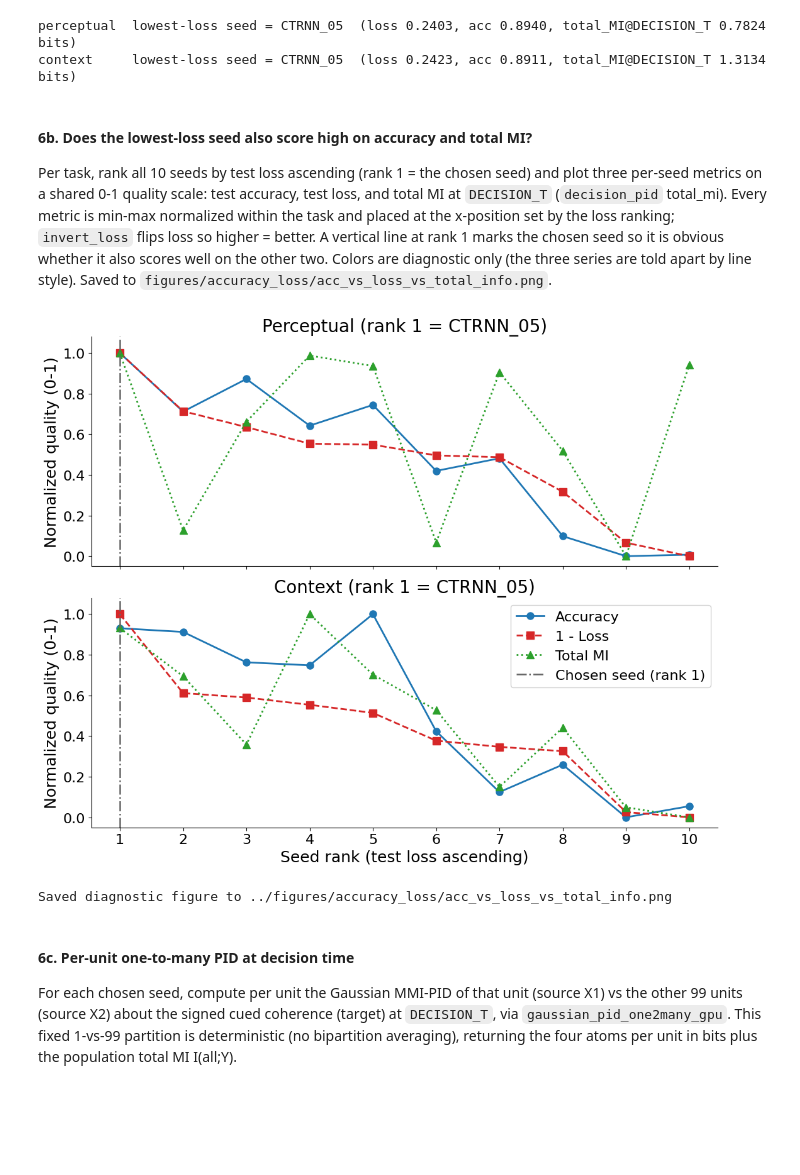
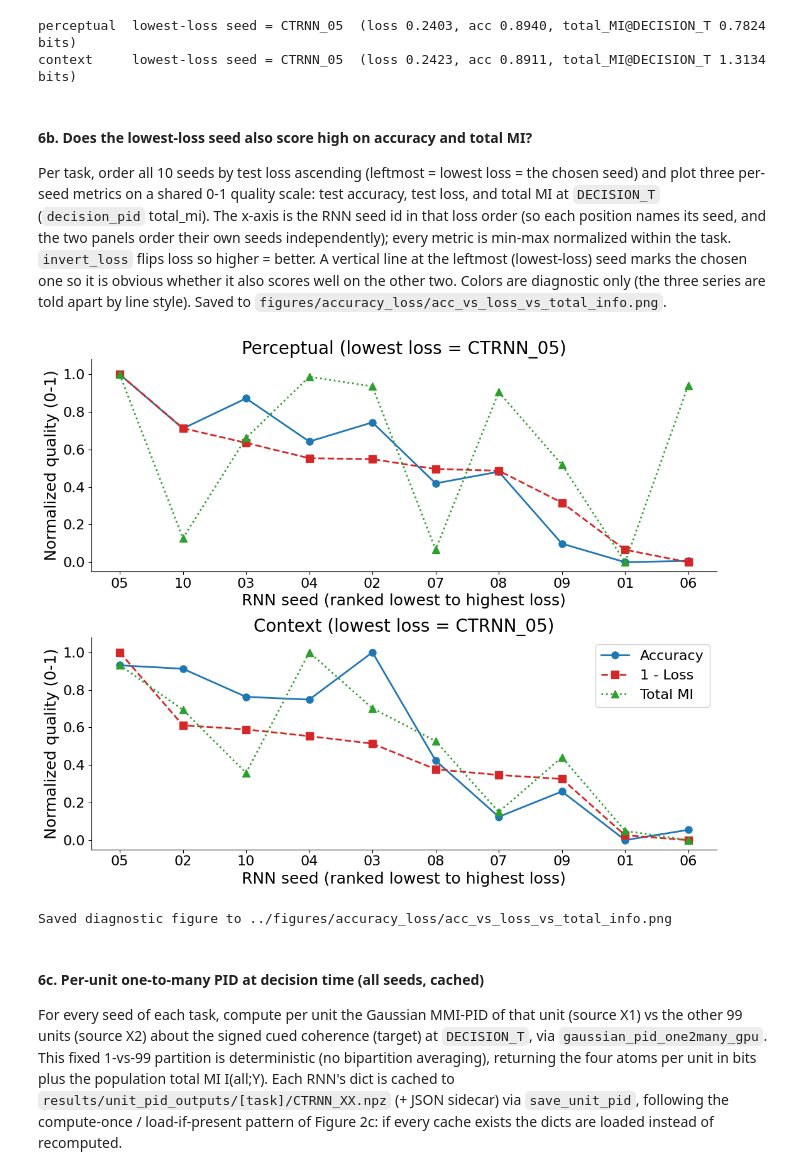
Before and after one commit to jgendra/NeuroAI-Project13, a Jupyter notebook: notebooks/06_Full_PID_analysis_pipeline.ipynb, the cells around one changed output. Drawn from its saved outputs; the diff is of its cells as text; code cells hidden in the pictures; blank space fills up the shorter version.

```diff
--- a/notebooks/06_Full_PID_analysis_pipeline.ipynb
+++ b/notebooks/06_Full_PID_analysis_pipeline.ipynb
@@ -121,6 +121,9 @@ RES_COH_DIR     = "../results/stimulus_coherences"   # PID target: signed cued/a
 
 # --- output directories ---
 PID_OUT_DIR = "../results/pid_outputs"               # cached PID arrays
+UNIT_PID_OUT_DIR = "../results/unit_pid_outputs"     # Per-unit one-to-many PID (one subdir per task)
+for task in TASKS:
+    os.makedirs(f"{UNIT_PID_OUT_DIR}/{task}", exist_ok=True)
 STATS_OUT_DIR = "../figures"                         # CSV of all statistical tests
 FIG_UNIT_PID_DIR = "../figures/pid_one_to_many"      # Figure 6 one-to-many heatmap
 os.makedirs(FIG_UNIT_PID_DIR, exist_ok=True)
@@ -1176,72 +1180,77 @@ perceptual  lowest-loss seed = CTRNN_05  (loss 0.2403, acc 0.8940, total_MI@DECI
 context     lowest-loss seed = CTRNN_05  (loss 0.2423, acc 0.8911, total_MI@DECISION_T 1.3134 bits)
 # %% [markdown]
 #### 6b. Does the lowest-loss seed also score high on accuracy and total MI?
-Per task, rank all 10 seeds by test loss ascending (rank 1 = the chosen seed) and plot three
-per-seed metrics on a shared 0-1 quality scale: test accuracy, test loss, and total MI at
-`DECISION_T` (`decision_pid` total_mi). Every metric is min-max normalized within the task and
-placed at the x-position set by the loss ranking; `invert_loss` flips loss so higher = better.
-A vertical line at rank 1 marks the chosen seed so it is obvious whether it also scores well on
-the other two. Colors are diagnostic only (the three series are told apart by line style). Saved
-to `figures/accuracy_loss/acc_vs_loss_vs_total_info.png`.
+Per task, order all 10 seeds by test loss ascending (leftmost = lowest loss = the chosen seed)
+and plot three per-seed metrics on a shared 0-1 quality scale: test accuracy, test loss, and
+total MI at `DECISION_T` (`decision_pid` total_mi). The x-axis is the RNN seed id in that loss
+order (so each position names its seed, and the two panels order their own seeds independently);
+every metric is min-max normalized within the task. `invert_loss` flips loss so higher = better.
+A vertical line at the leftmost (lowest-loss) seed marks the chosen one so it is obvious whether
+it also scores well on the other two. Colors are diagnostic only (the three series are told apart
+by line style). Saved to `figures/accuracy_loss/acc_vs_loss_vs_total_info.png`.
 # %%
 # invert_loss=True flips loss so "higher = better" (plots 1 - normalized loss, legend "1 - Loss");
 # set False to plot the raw normalized loss ("Loss", where lower = better).
 invert_loss = True
 
 # One diagnostic panel per task (perceptual top, context bottom), each with its OWN 10-seed loss
-# ranking and its OWN min-max normalization. Colors are ARBITRARY here (diagnostic only): the
-# three series are separated by distinct line styles + markers, per the plotting brief.
-fig, axes = plt.subplots(2, 1, figsize=(11, 9), sharex=True)
+# ordering and its OWN min-max normalization. sharex is OFF because each panel labels its x-axis
+# with its OWN seeds (their loss orderings differ). Colors are ARBITRARY here (diagnostic only):
+# the three series are separated by distinct line styles + markers, per the plotting brief.
+fig, axes = plt.subplots(2, 1, figsize=(11, 9), sharex=False)
 panels = [('perceptual', axes[0], lowest_loss_rnn_perceptual),
           ('context',    axes[1], lowest_loss_rnn_context)]
-ranks = np.arange(1, N_SEEDS + 1)                      # x positions = seed rank 1..10
+positions = np.arange(1, N_SEEDS + 1)                 # x positions 1..10; tick LABELS are seed ids
 
 for task, ax, seed in panels:
     acc  = test_acc[task]                              # (10,) test accuracy per seed  (Fig 1)
     loss = test_loss[task]                             # (10,) test loss per seed      (Fig 1)
     tmi  = decision_pid[task][:, 0]                    # (10,) total MI @ DECISION_T   (Fig 3c, atom 0)
 
-    # rank the seeds by ONE reference criterion: test loss ascending. rank 1 = lowest loss =
-    # the chosen RNN; every metric below is placed at the x-position set by THIS ranking.
+    # order the seeds by ONE reference criterion: test loss ascending. leftmost = lowest loss =
+    # the chosen RNN; every metric below is placed at the x-position set by THIS ordering, and the
+    # x tick labels below are the seed ids in this same order (so each position names its seed).
     order = np.argsort(loss)                           # seed indices sorted by ascending loss
 
     # min-max normalize each metric WITHIN this task onto a common 0-1 quality scale.
     norm_acc = (acc - acc.min()) / (acc.max() - acc.min())          # higher accuracy -> better
     norm_tmi = (tmi - tmi.min()) / (tmi.max() - tmi.min())          # higher total MI -> better
     if invert_loss:                                                # flip loss so higher = better
         norm_loss  = (loss.max() - loss) / (loss.max() - loss.min())
         loss_label = '1 - Loss'
     else:                                                          # raw normalized loss (lower = better)
         norm_loss  = (loss - loss.min()) / (loss.max() - loss.min())
         loss_label = 'Loss'
 
-    # (values reordered by the loss ranking, legend label, line style, marker, arbitrary color)
+    # (values reordered by the loss ordering, legend label, line style, marker, arbitrary color)
     series = [(norm_acc[order],  'Accuracy',  '-',  'o', '#1f77b4'),
               (norm_loss[order], loss_label,  '--', 's', '#d62728'),
               (norm_tmi[order],  'Total MI',  ':',  '^', '#2ca02c')]
     for y, label, ls, marker, color in series:
-        ax.plot(ranks, y, ls=ls, marker=marker, color=color, lw=2, ms=8, label=label)
+        ax.plot(positions, y, ls=ls, marker=marker, color=color, lw=2, ms=8, label=label)
 
-    # vertical line at rank 1 = the chosen (lowest-loss) RNN: is it also high on the other two?
-    ax.axvline(1, color='0.4', ls='-.', lw=1.8, label='Chosen seed (rank 1)')
     ax.set_ylabel('Normalized quality (0-1)')
-    ax.set_title(f"{task.title()} (rank 1 = CTRNN_{seed})")       # panel title names the chosen seed
-    ax.set_xticks(ranks)
+    ax.set_title(f"{task.title()} (lowest loss = CTRNN_{seed})")  # panel title names the chosen seed
+    ax.set_xticks(positions)
+    ax.set_xticklabels([SEED_IDS[k] for k in order])             # x ticks = seed ids, low->high loss
+    ax.set_xlabel('RNN seed (ranked lowest to highest loss)')              # per panel (orderings differ)
     ax.set_ylim(-0.05, 1.08)                                      # headroom so end markers/legend clear
 
 axes[1].legend(loc='best', ncol=1, framealpha=0.9)         # one legend (styles identical across panels)
-axes[1].set_xlabel('Seed rank (test loss ascending)')
 fig.tight_layout()
 fig.savefig(f"{FIG_ACC_DIR}/acc_vs_loss_vs_total_info.png", dpi=300)
 plt.show()
 print(f"Saved diagnostic figure to {FIG_ACC_DIR}/acc_vs_loss_vs_total_info.png")
 # %% [output]
-[figure, old version]
+[figure, new version]
 Saved diagnostic figure to ../figures/accuracy_loss/acc_vs_loss_vs_total_info.png
 # %% [markdown]
-#### 6c. Per-unit one-to-many PID at decision time
-For each chosen seed, compute per unit the Gaussian MMI-PID of that unit (source X1) vs the other
-99 units (source X2) about the signed cued coherence (target) at `DECISION_T`, via
+#### 6c. Per-unit one-to-many PID at decision time (all seeds, cached)
+For every seed of each task, compute per unit the Gaussian MMI-PID of that unit (source X1) vs the
+other 99 units (source X2) about the signed cued coherence (target) at `DECISION_T`, via
 `gaussian_pid_one2many_gpu`. This fixed 1-vs-99 partition is deterministic (no bipartition
-averaging), returning the four atoms per unit in bits plus the population total MI I(all;Y).
+averaging), returning the four atoms per unit in bits plus the population total MI I(all;Y). Each
+RNN's dict is cached to `results/unit_pid_outputs/[task]/CTRNN_XX.npz` (+ JSON sidecar) via
+`save_unit_pid`, following the compute-once / load-if-present pattern of Figure 2c: if every cache
+exists the dicts are loaded instead of recomputed.
 # %%
```
Also changed, not shown: parts of 5 cells of this notebook, 33 other files.
